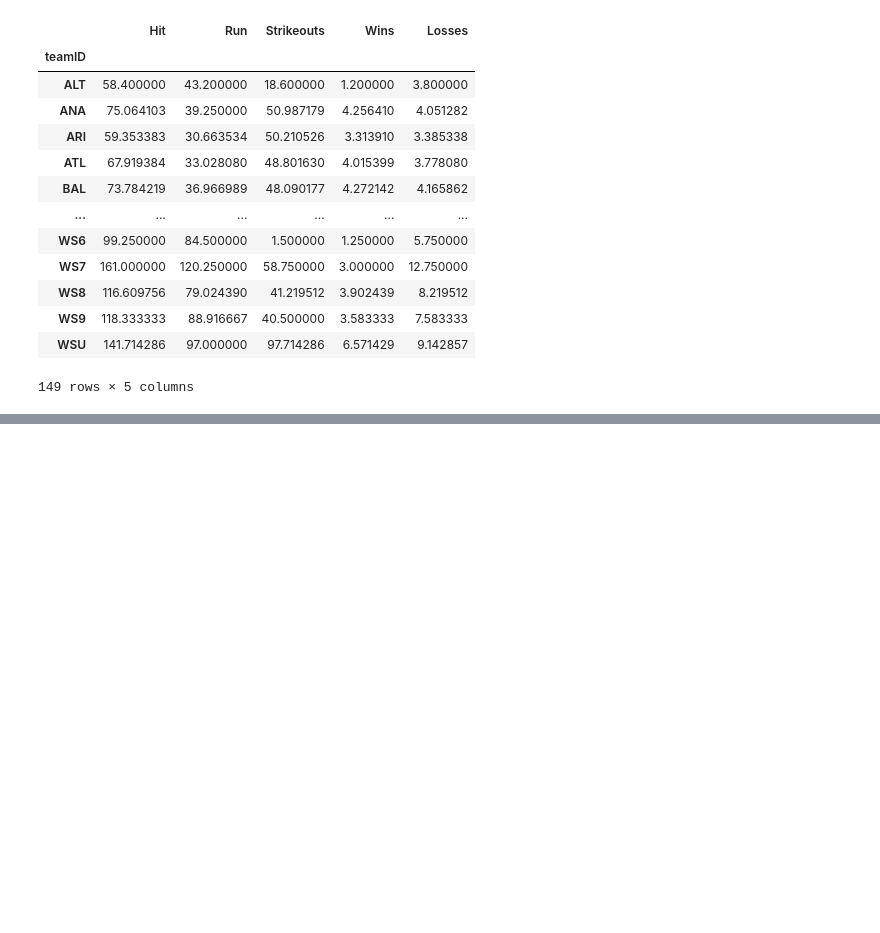
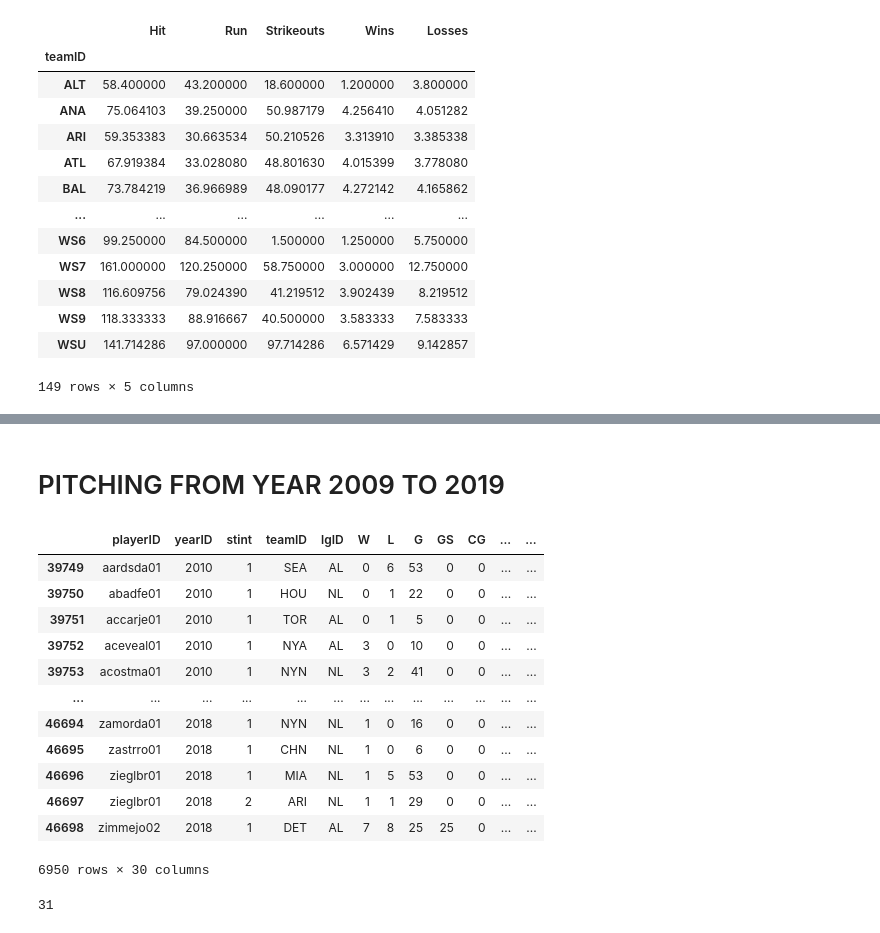
Before and after one commit to Lanpham0110/Project-1, a Jupyter notebook: project1.ipynb, the cells around one changed output, grey strips where cells are left out. Cells and saved outputs as stored; diff of their text form; code cells hidden in the pictures; blank space fills up the shorter version.

```diff
--- a/project1.ipynb
+++ b/project1.ipynb
@@ -250,0 +256,24 @@ plt.show()
+# %% [markdown]
+# PITCHING FROM YEAR 2009 TO 2019
+# %%
+newdata_1 = data_pitch[(2009 < data_pitch['yearID']) & (data_pitch['yearID'] < 2019)]
+newdata_1
+# %% [output]
+|  | playerID | yearID | stint | teamID | lgID | W | L | G | GS | CG | ... | ... |
+| 39749 | aardsda01 | 2010 | 1 | SEA | AL | 0 | 6 | 53 | 0 | 0 | ... | ... |
+| 39750 | abadfe01 | 2010 | 1 | HOU | NL | 0 | 1 | 22 | 0 | 0 | ... | ... |
+| 39751 | accarje01 | 2010 | 1 | TOR | AL | 0 | 1 | 5 | 0 | 0 | ... | ... |
+| 39752 | aceveal01 | 2010 | 1 | NYA | AL | 3 | 0 | 10 | 0 | 0 | ... | ... |
+| 39753 | acostma01 | 2010 | 1 | NYN | NL | 3 | 2 | 41 | 0 | 0 | ... | ... |
+| ... | ... | ... | ... | ... | ... | ... | ... | ... | ... | ... | ... | ... |
+| 46694 | zamorda01 | 2018 | 1 | NYN | NL | 1 | 0 | 16 | 0 | 0 | ... | ... |
+| 46695 | zastrro01 | 2018 | 1 | CHN | NL | 1 | 0 | 6 | 0 | 0 | ... | ... |
+| 46696 | zieglbr01 | 2018 | 1 | MIA | NL | 1 | 5 | 53 | 0 | 0 | ... | ... |
+| 46697 | zieglbr01 | 2018 | 2 | ARI | NL | 1 | 1 | 29 | 0 | 0 | ... | ... |
+| 46698 | zimmejo02 | 2018 | 1 | DET | AL | 7 | 8 | 25 | 25 | 0 | ... | ... |
+6950 rows × 30 columns
+# %%
+total_teamsnew=newdata_1['teamID'].nunique()
+total_teamsnew
+# %% [output]
+31
```
Also changed, not shown: parts of 16 cells of this notebook.
